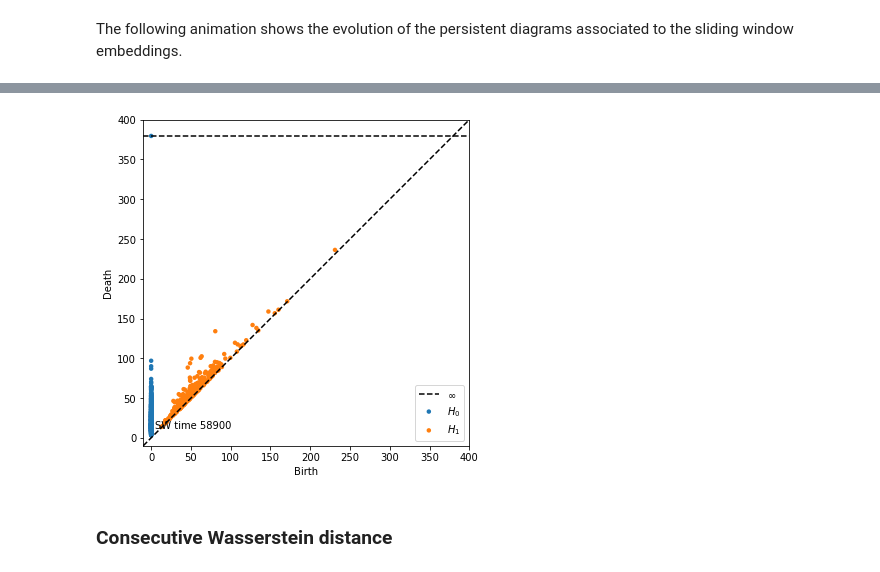
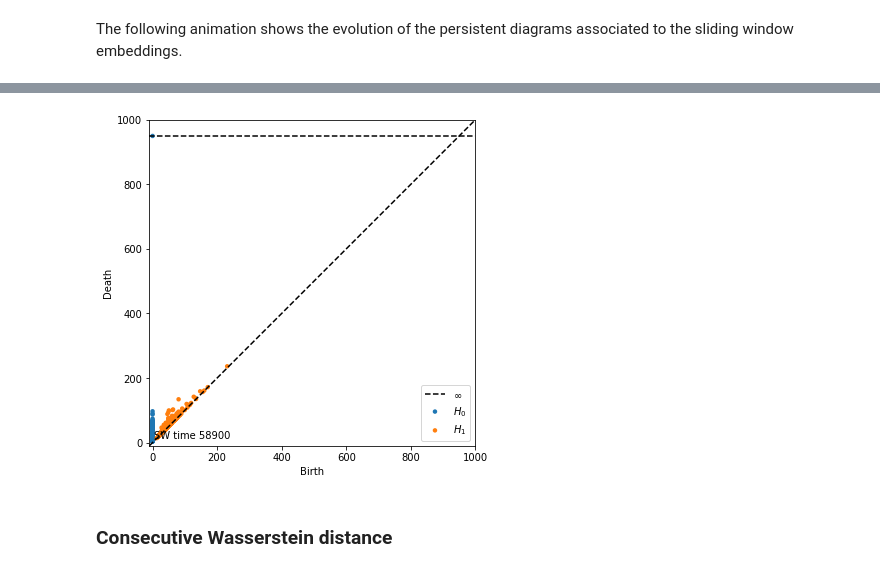
Before and after one commit to ximenafernandez/epilepsy, a Jupyter notebook: Patient_CC.ipynb, the cells around one changed output, grey strips where cells are left out. Cells and saved outputs as stored; diff of their text form; code cells hidden in the pictures.

```diff
--- a/Patient_CC.ipynb
+++ b/Patient_CC.ipynb
@@ -110,32 +109,32 @@ The following animation shows the evolution of the persistent diagrams associate
 # %%
 from   matplotlib import animation, rc
 import persim
 from IPython.display import HTML
 
 fig = plt.figure( figsize=(6,6) )
 ax = fig.add_subplot(1, 1, 1)
 
 def animate_dgm(i):
     ax.clear()
-    persim.plot_diagrams(dgms[i], xy_range=[-10, 400,-10,400])
+    persim.plot_diagrams(dgms[i], xy_range=[-10, 1000,-10,1000])
     time = i*100
     ax.text(4.8, 11.8, 'SW time %i'%time)
 
 anim = animation.FuncAnimation(fig, animate_dgm,
                                frames=590,
-                               interval=200,
+                               interval=100,
                                blit=False,
                                repeat=False)
 
 Writer = animation.writers['ffmpeg']
 writer = Writer(fps=5, metadata=dict(artist='Me'), bitrate=1800)
 
 anim.save('figures/animation_PD.mp4', writer = writer, dpi=150)
 
 HTML(anim.to_html5_video())
 # %% [output]
 [interactive output not drawn]
-[figure, old version]
+[figure, new version]
 # %% [markdown]
 ### Consecutive Wasserstein distance
 # %% [markdown]
```
Also changed, not shown: parts of 1 cell of this notebook, 4 other files.
